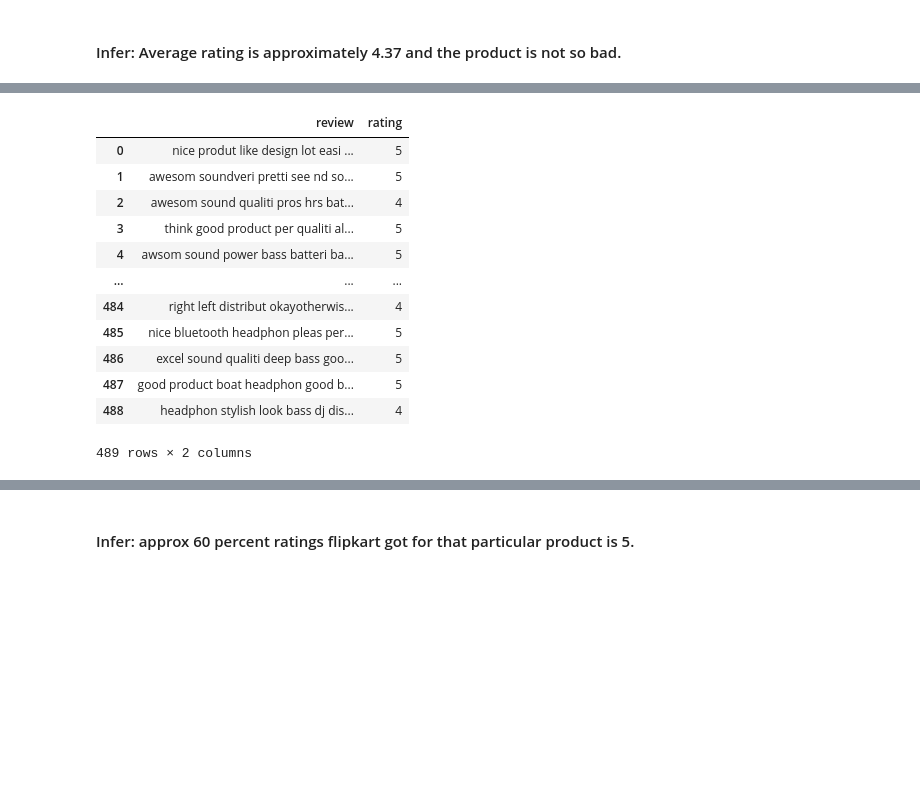
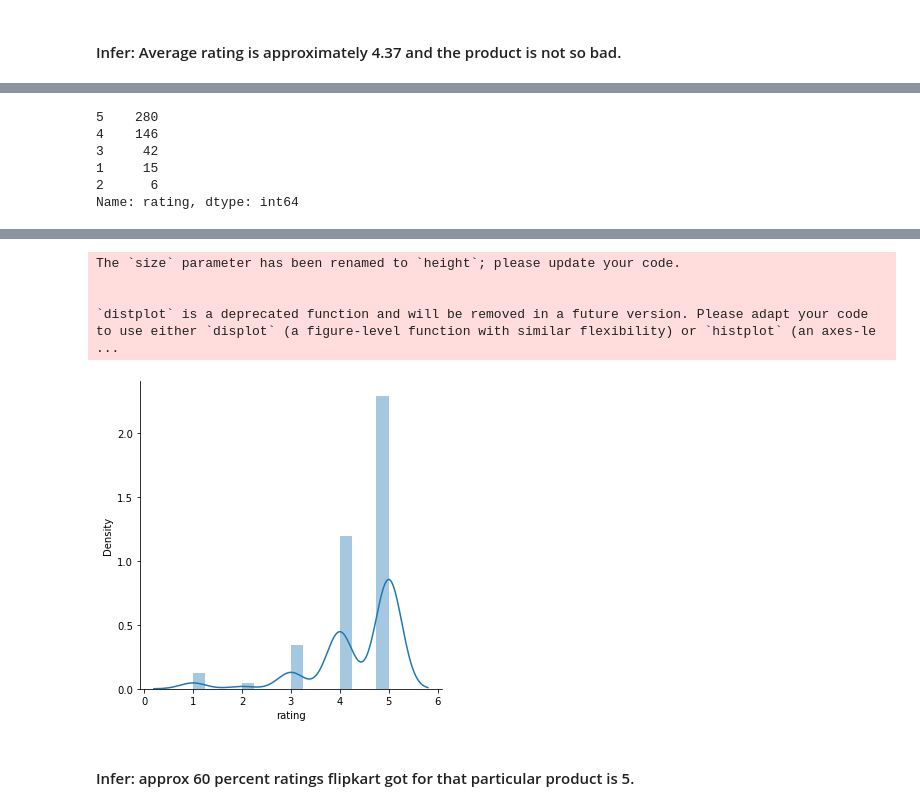
Before and after one commit to PriyankaJhamb/SentimentAnalysisOnFlipkartReviews, a Jupyter notebook: sourceCode.ipynb, the cells around one changed output, grey strips where cells are left out. Saved outputs shown, nothing was run; the diff lists cells and outputs as text; code cells hidden in the pictures; blank space fills up the shorter version.

```diff
--- a/sourceCode.ipynb
+++ b/sourceCode.ipynb
@@ -98,19 +164,13 @@ data['review']=data['review'].apply(clean)
 # %%
-data
+ratings=data['rating'].value_counts()
+ratings
 # %% [output]
-|  | review | rating |
-| 0 | nice produt like design lot easi ... | 5 |
-| 1 | awesom soundveri pretti see nd so... | 5 |
-| 2 | awesom sound qualiti pros hrs bat... | 4 |
-| 3 | think good product per qualiti al... | 5 |
-| 4 | awsom sound power bass batteri ba... | 5 |
-| ... | ... | ... |
-| 484 | right left distribut okayotherwis... | 4 |
-| 485 | nice bluetooth headphon pleas per... | 5 |
-| 486 | excel sound qualiti deep bass goo... | 5 |
-| 487 | good product boat headphon good b... | 5 |
-| 488 | headphon stylish look bass dj dis... | 4 |
-489 rows × 2 columns
+5    280
+4    146
+3     42
+1     15
+2      6
+Name: rating, dtype: int64
 # %%
 # Data Visualisation
 ratings=data['rating'].value_counts()
@@ -125,6 +185,18 @@ figure=px.pie(data,
 figure.show()
 # %% [output]
 [interactive output not drawn]
+# %%
+# In other way using histogram
+sns.FacetGrid(data, size=5).map(sns.distplot, "rating")
+plt.show()
+
+# mostly rating lies in 4 to 5 range
+# %% [output]
+The `size` parameter has been renamed to `height`; please update your code.
+
+
+`distplot` is a deprecated function and will be removed in a future version. Please adapt your code to use either `displot` (a figure-level function with similar flexibility) or `histplot` (an axes-le ...
+[figure, added]
 # %% [markdown]
 #### Infer: approx 60 percent ratings flipkart got for that particular product is 5.
 # %%
```
Also changed, not shown: parts of 35 cells of this notebook, 1 other file.
